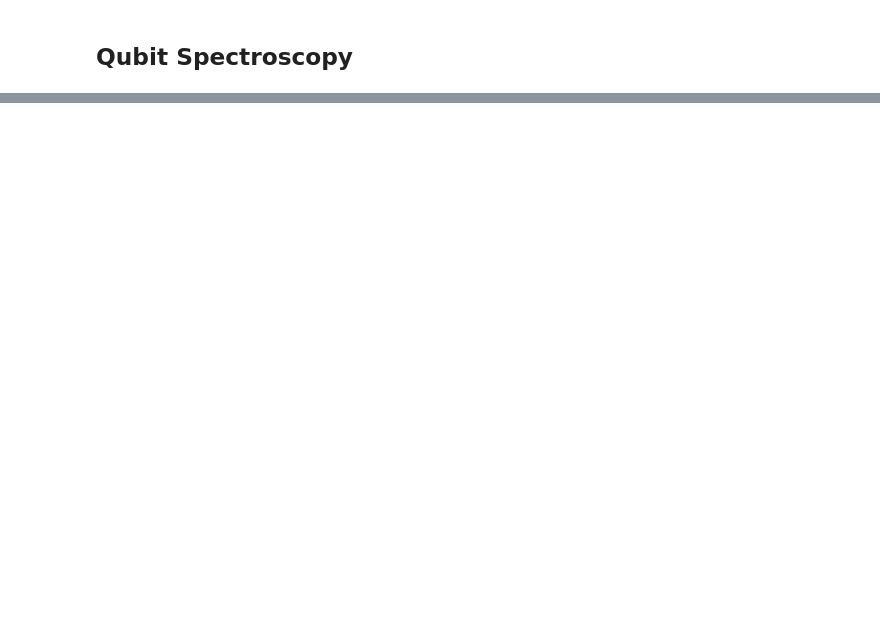
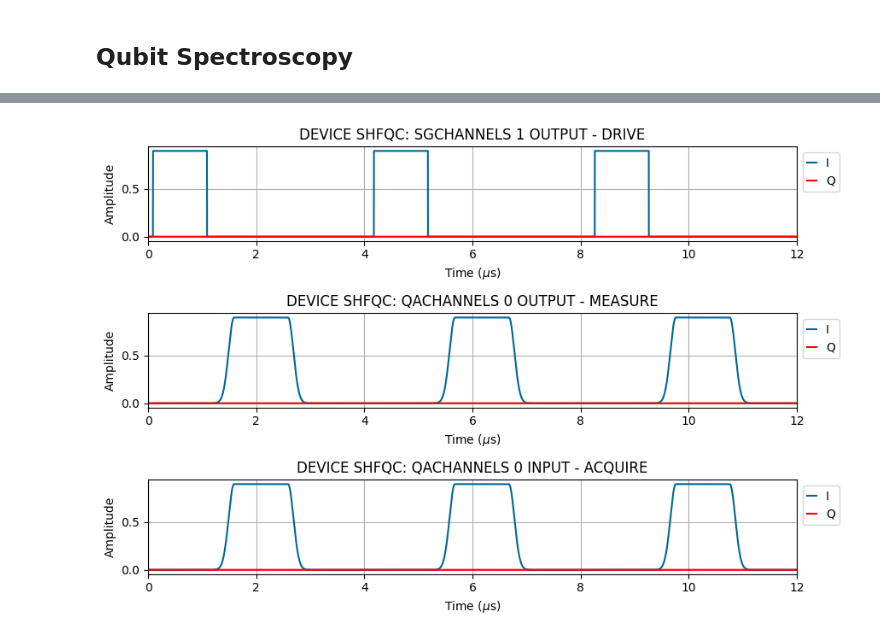
Before and after one commit to YiiiiZ/Measurement, a Jupyter notebook: Yi_Zheng.ipynb, the cells around one changed output, grey strips where cells are left out. Saved outputs shown, nothing was run; the diff lists cells and outputs as text; code cells hidden in the pictures; blank space fills up the shorter version.

```diff
--- a/Yi_Zheng.ipynb
+++ b/Yi_Zheng.ipynb
@@ -232,0 +352,7 @@ plt.show()
+# %%
+# compile the experiment on the open instrument session
+compiled_qspec = session.compile(exp_qspec)
+
+Path("Pulse_Sheets").mkdir(parents=True, exist_ok=True)
+# generate a pulse sheet to inspect experiment before runtime
+show_pulse_sheet("Pulse_Sheets/Qubit_Spectroscopy", compiled_qspec)
@@ -232,0 +381,4 @@ plt.show()
+# %%
+plot_simulation(compiled_qspec, start_time=0, length=12e-6)
+# %% [output]
+[figure, added]
```
Also changed, not shown: parts of 20 cells of this notebook, 6 other files.
